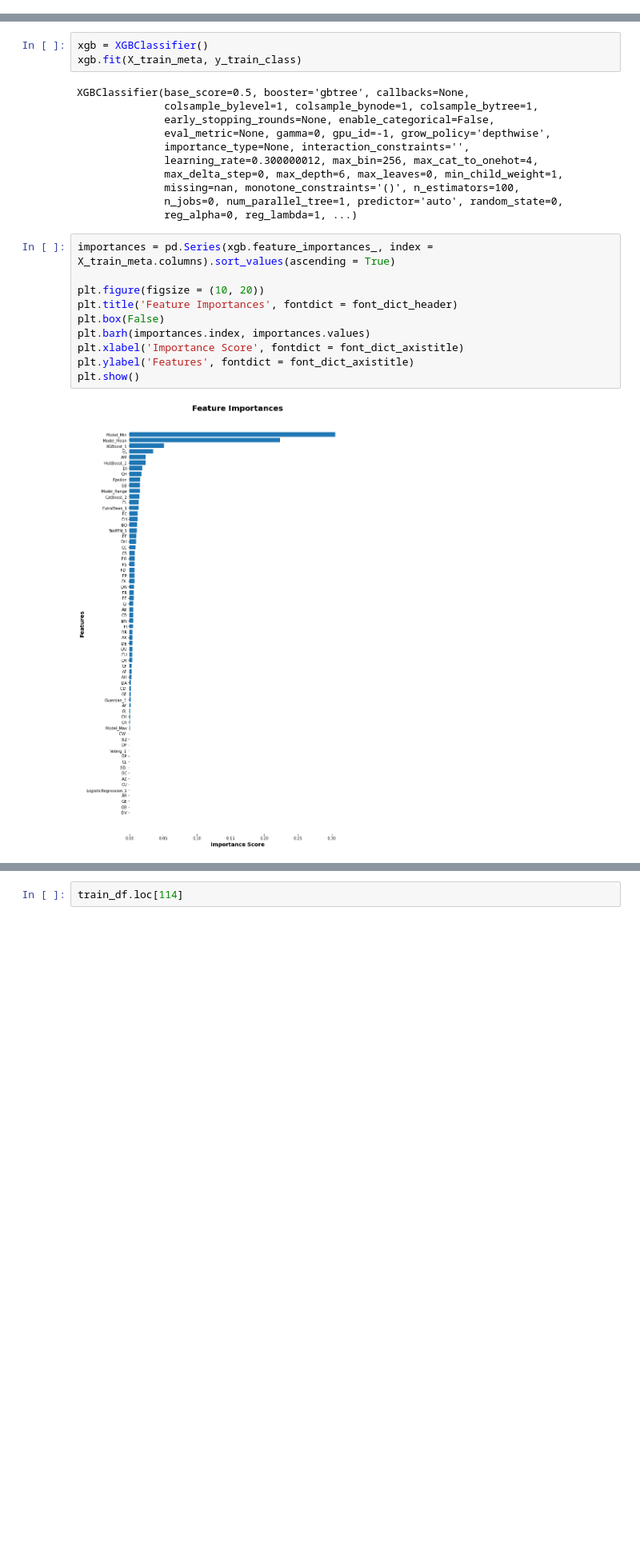
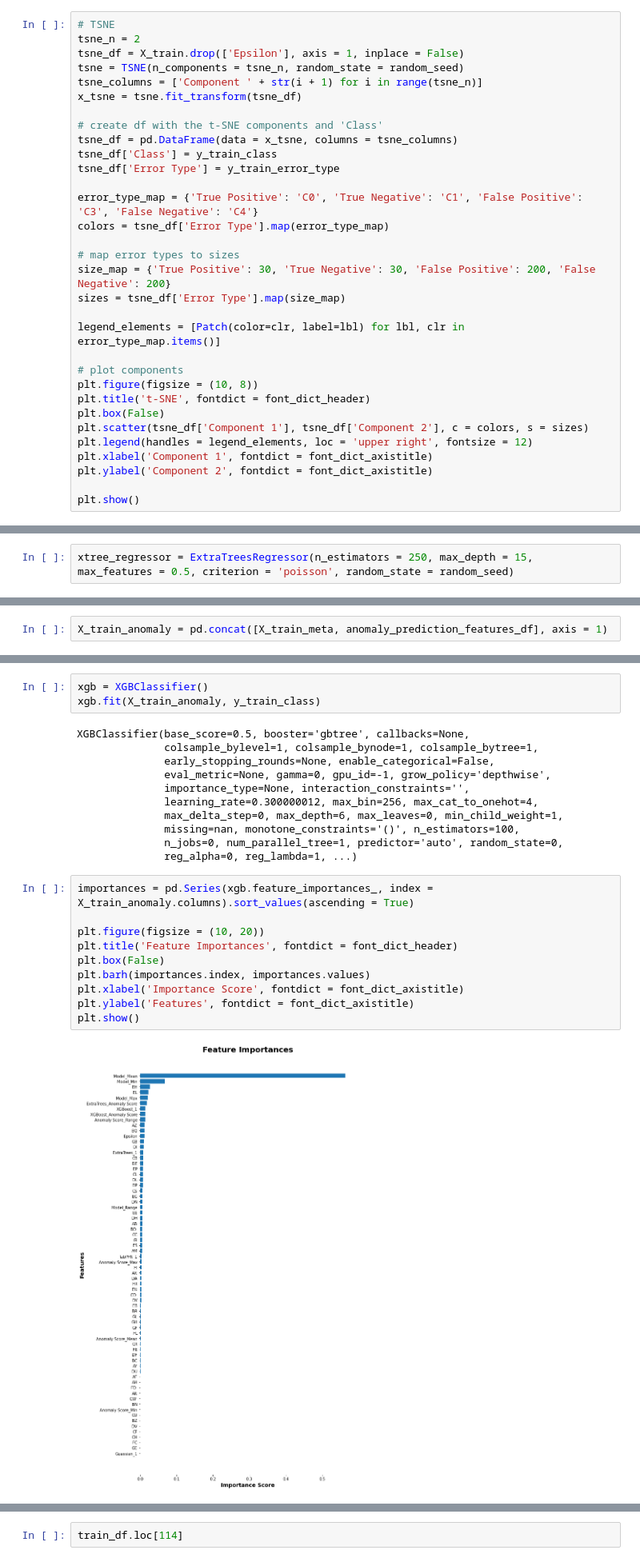
Before and after one commit to ClayGendron/icr-identify-age-related-conditions-kaggle, a Jupyter notebook: icr-gendron-2.ipynb, the cells around one changed output, grey strips where cells are left out. Shown at 80% size. Cells and saved outputs as stored; diff of their text form; blank space fills up the shorter version.

Commit message:
Made improvements to meta predictions

```diff
--- a/icr-gendron-2.ipynb
+++ b/icr-gendron-2.ipynb
@@ -322,0 +450,32 @@ Log Loss: 0.353268871225021
+# %%
+# TSNE
+tsne_n = 2
+tsne_df = X_train.drop(['Epsilon'], axis = 1, inplace = False)
+tsne = TSNE(n_components = tsne_n, random_state = random_seed)
+tsne_columns = ['Component ' + str(i + 1) for i in range(tsne_n)]
+x_tsne = tsne.fit_transform(tsne_df)
+
+# create df with the t-SNE components and 'Class'
+tsne_df = pd.DataFrame(data = x_tsne, columns = tsne_columns)
+tsne_df['Class'] = y_train_class
+tsne_df['Error Type'] = y_train_error_type
+
+error_type_map = {'True Positive': 'C0', 'True Negative': 'C1', 'False Positive': 'C3', 'False Negative': 'C4'}
+colors = tsne_df['Error Type'].map(error_type_map)
+
+# map error types to sizes
+size_map = {'True Positive': 30, 'True Negative': 30, 'False Positive': 200, 'False Negative': 200}
+sizes = tsne_df['Error Type'].map(size_map)
+
+legend_elements = [Patch(color=clr, label=lbl) for lbl, clr in error_type_map.items()]
+
+# plot components
+plt.figure(figsize = (10, 8))
+plt.title('t-SNE', fontdict = font_dict_header)
+plt.box(False)
+plt.scatter(tsne_df['Component 1'], tsne_df['Component 2'], c = colors, s = sizes)
+plt.legend(handles = legend_elements, loc = 'upper right', fontsize = 12)
+plt.xlabel('Component 1', fontdict = font_dict_axistitle)
+plt.ylabel('Component 2', fontdict = font_dict_axistitle)
+
+plt.show()
@@ -322,0 +604,2 @@ Log Loss: 0.353268871225021
+# %%
+xtree_regressor = ExtraTreesRegressor(n_estimators = 250, max_depth = 15, max_features = 0.5, criterion = 'poisson', random_state = random_seed)
@@ -322,0 +659,2 @@ Log Loss: 0.353268871225021
+# %%
+X_train_anomaly = pd.concat([X_train_meta, anomaly_prediction_features_df], axis = 1)
@@ -557,7 +952,7 @@ array([[-1.23114834],
        [ 1.02346921]])
 # %%
 xgb = XGBClassifier()
-xgb.fit(X_train_meta, y_train_class)
+xgb.fit(X_train_anomaly, y_train_class)
 # %% [output]
 XGBClassifier(base_score=0.5, booster='gbtree', callbacks=None,
               colsample_bylevel=1, colsample_bynode=1, colsample_bytree=1,
@@ -570,17 +965,17 @@ XGBClassifier(base_score=0.5, booster='gbtree', callbacks=None,
               n_jobs=0, num_parallel_tree=1, predictor='auto', random_state=0,
               reg_alpha=0, reg_lambda=1, ...)
 # %%
-importances = pd.Series(xgb.feature_importances_, index = X_train_meta.columns).sort_values(ascending = True)
+importances = pd.Series(xgb.feature_importances_, index = X_train_anomaly.columns).sort_values(ascending = True)
 
 plt.figure(figsize = (10, 20))
 plt.title('Feature Importances', fontdict = font_dict_header)
 plt.box(False)
 plt.barh(importances.index, importances.values)
 plt.xlabel('Importance Score', fontdict = font_dict_axistitle)
 plt.ylabel('Features', fontdict = font_dict_axistitle)
 plt.show()
 # %% [output]
-[figure, old version]
+[figure, new version]
 # %%
 meta_prediction_features_df[
     (meta_prediction_features_df['Model_Min'] > 0.5) &
```
Also changed, not shown: parts of 46 cells of this notebook, 2 other files.
